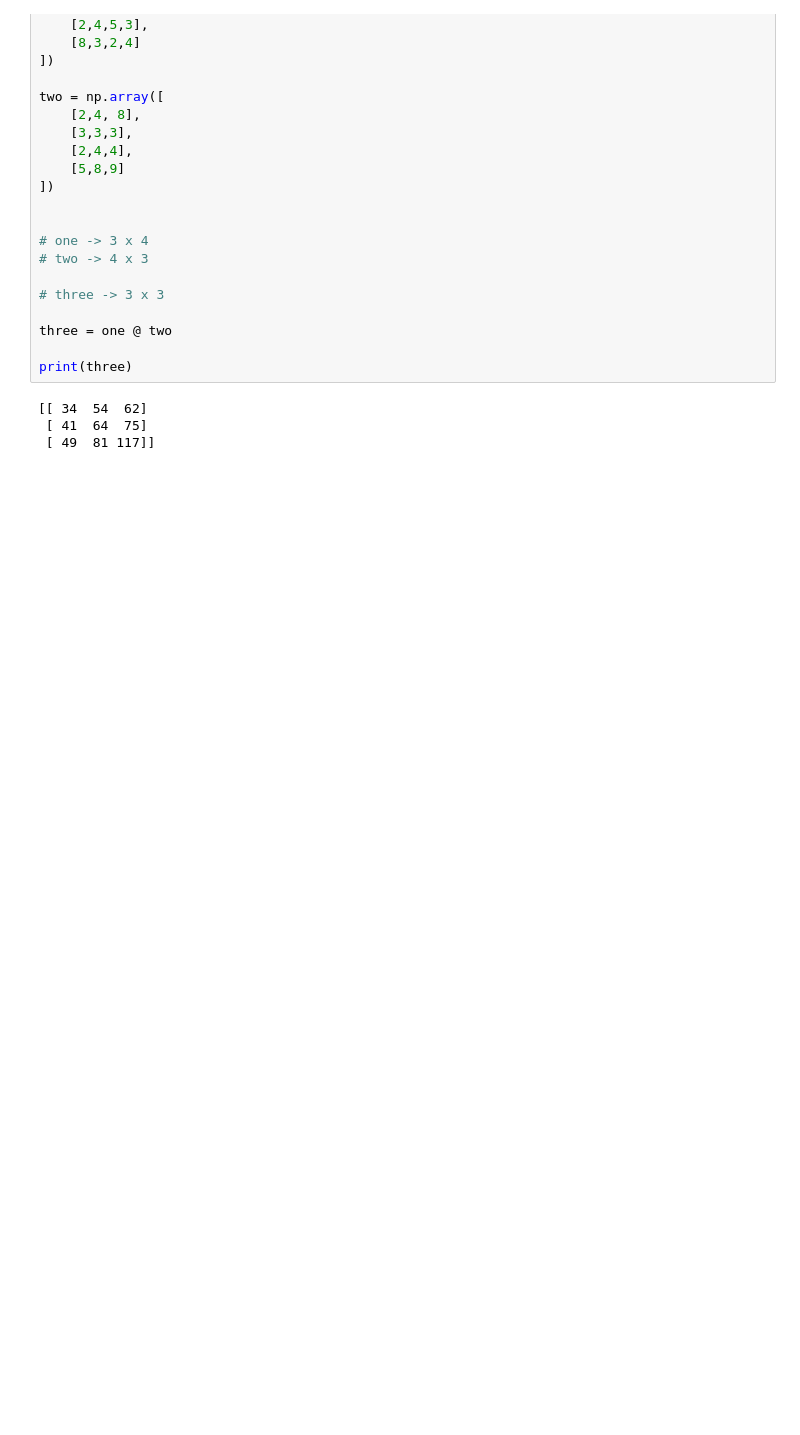
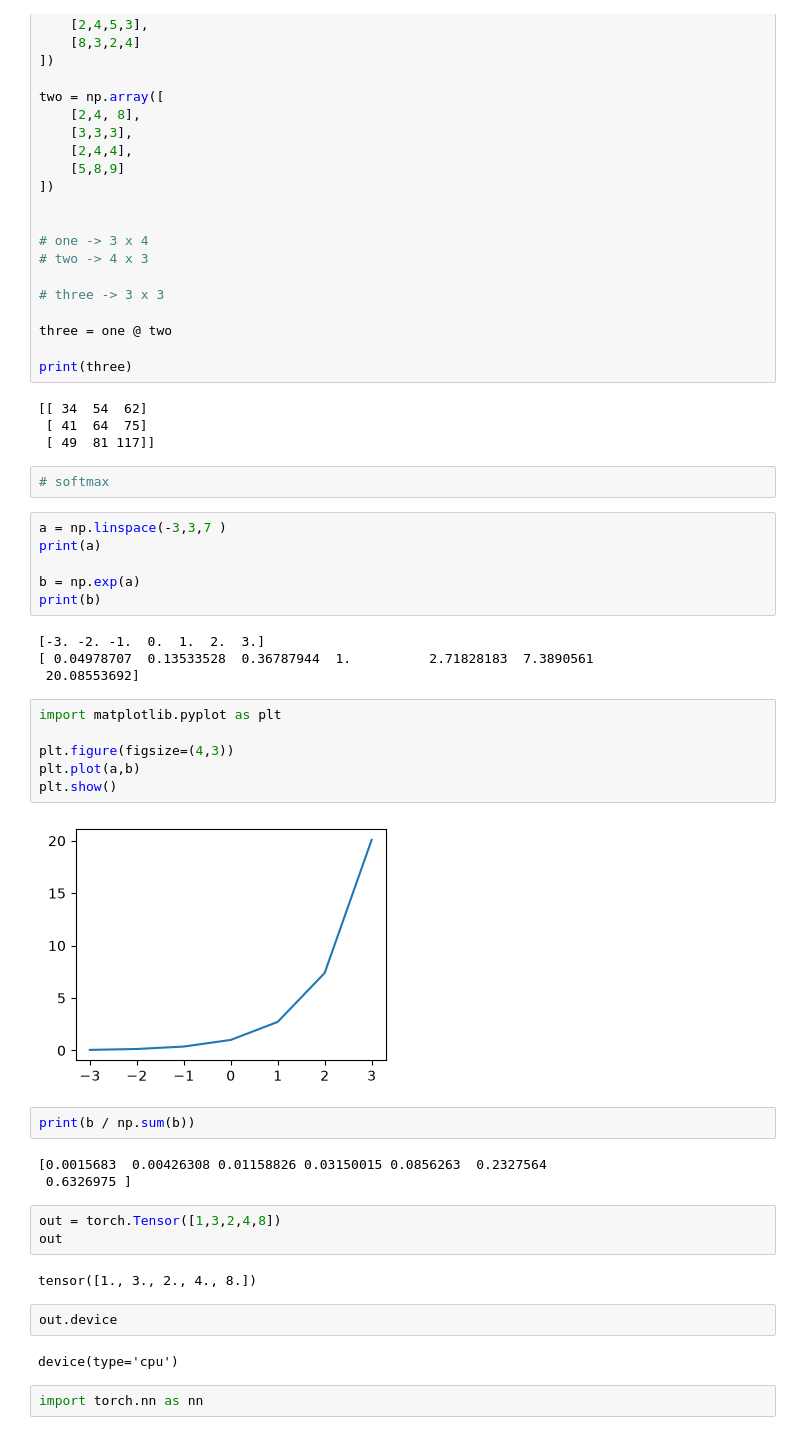
Before and after one commit to Amirgray59/deep-learning-roadmap, a Jupyter notebook: 0-math/one.ipynb, the cells around one changed output. Saved outputs shown, nothing was run; the diff lists cells and outputs as text; blank space fills up the shorter version.

```diff
--- a/0-math/one.ipynb
+++ b/0-math/one.ipynb
@@ -97,3 +97,39 @@ print(three)
 [[ 34  54  62]
  [ 41  64  75]
  [ 49  81 117]]
+# %%
+# softmax
+# %%
+a = np.linspace(-3,3,7 )
+print(a)
+
+b = np.exp(a)
+print(b)
+# %% [output]
+[-3. -2. -1.  0.  1.  2.  3.]
+[ 0.04978707  0.13533528  0.36787944  1.          2.71828183  7.3890561
+ 20.08553692]
+# %%
+import matplotlib.pyplot as plt
+
+plt.figure(figsize=(4,3))
+plt.plot(a,b)
+plt.show()
+# %% [output]
+[figure, added]
+# %%
+print(b / np.sum(b))
+# %% [output]
+[0.0015683  0.00426308 0.01158826 0.03150015 0.0856263  0.2327564
+ 0.6326975 ]
+# %%
+out = torch.Tensor([1,3,2,4,8])
+out
+# %% [output]
+tensor([1., 3., 2., 4., 8.])
+# %%
+out.device
+# %% [output]
+device(type='cpu')
+# %%
+import torch.nn as nn
```
Also changed, not shown: parts of 5 cells of this notebook, 2 other files.
